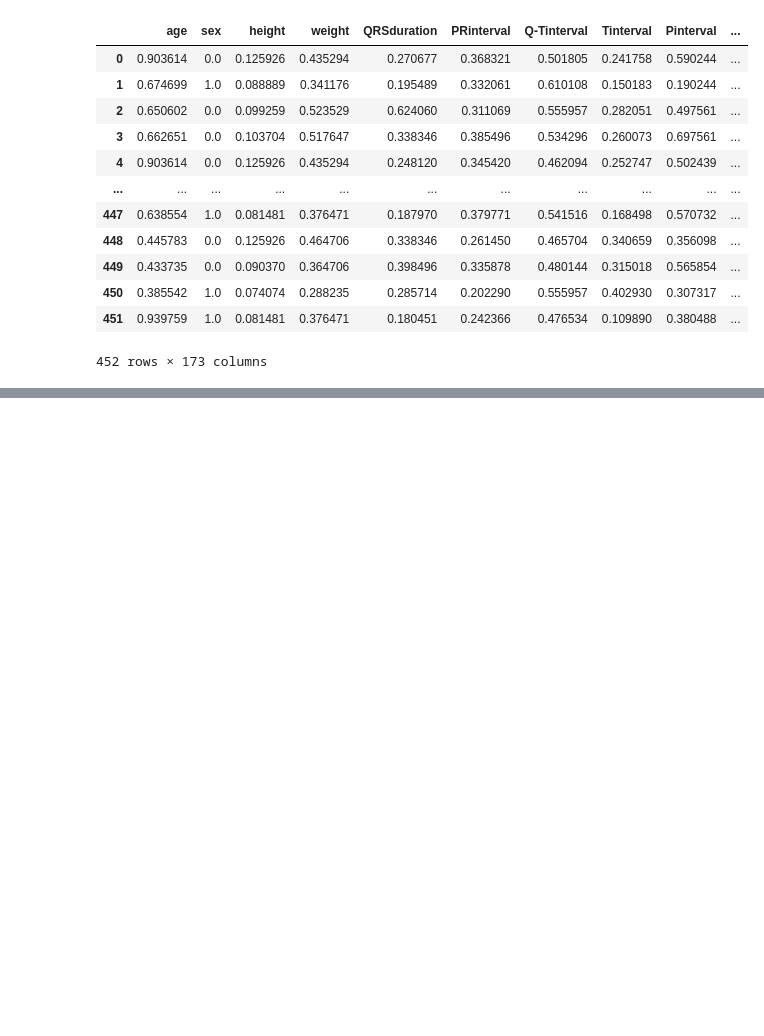
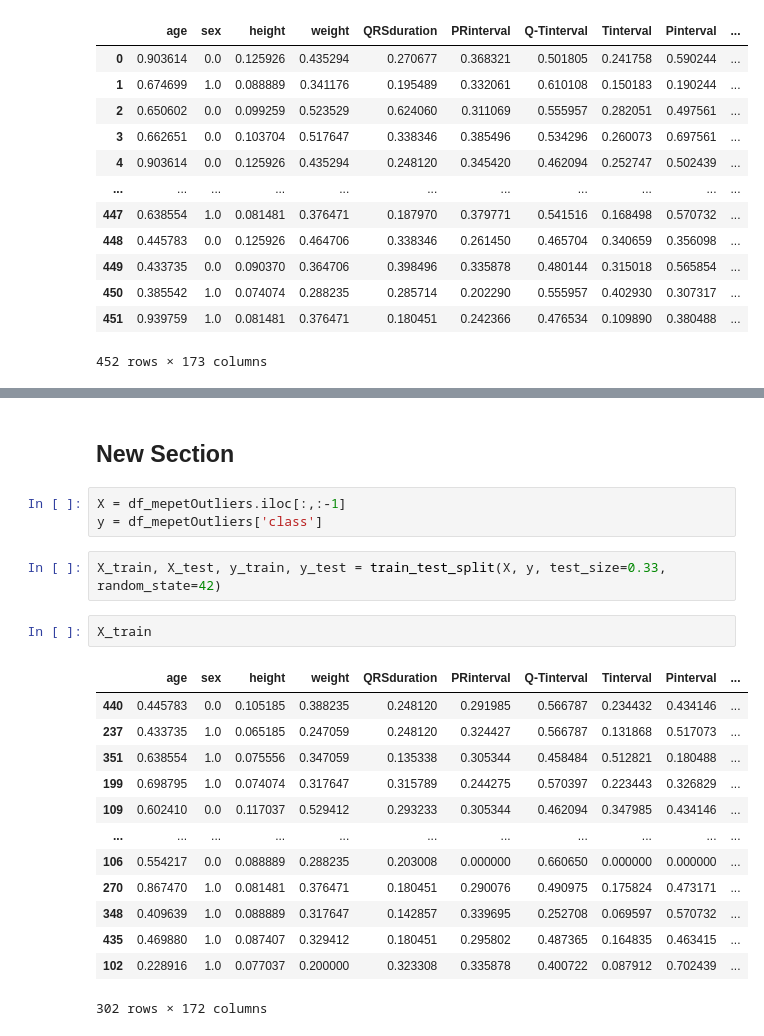
Before and after one commit to khalilullahalfaath/case_based_1_ML, a Jupyter notebook: Case_based_1_ML.ipynb, the cells around one changed output, grey strips where cells are left out. Saved outputs shown, nothing was run; the diff lists cells and outputs as text; blank space fills up the shorter version.

Commit message:
split dataset

```diff
--- a/Case_based_1_ML.ipynb
+++ b/Case_based_1_ML.ipynb
@@ -541,3 +543,26 @@ plt.rcParams["figure.autolayout"] = True
 ax = df_mepetOutliers[df_mepetOutliers.columns].plot(kind='box', title='box plot data setelah memepetkan nilai outliers')
 # %% [output]
 [figure]
+# %% [markdown]
+## New Section
+# %%
+X = df_mepetOutliers.iloc[:,:-1]
+y = df_mepetOutliers['class']
+# %%
+X_train, X_test, y_train, y_test = train_test_split(X, y, test_size=0.33, random_state=42)
+# %%
+X_train
+# %% [output]
+|  | age | sex | height | weight | QRSduration | PRinterval | Q-Tinterval | Tinterval | Pinterval | ... |
+| 440 | 0.445783 | 0.0 | 0.105185 | 0.388235 | 0.248120 | 0.291985 | 0.566787 | 0.234432 | 0.434146 | ... |
+| 237 | 0.433735 | 1.0 | 0.065185 | 0.247059 | 0.248120 | 0.324427 | 0.566787 | 0.131868 | 0.517073 | ... |
+| 351 | 0.638554 | 1.0 | 0.075556 | 0.347059 | 0.135338 | 0.305344 | 0.458484 | 0.512821 | 0.180488 | ... |
+| 199 | 0.698795 | 1.0 | 0.074074 | 0.317647 | 0.315789 | 0.244275 | 0.570397 | 0.223443 | 0.326829 | ... |
+| 109 | 0.602410 | 0.0 | 0.117037 | 0.529412 | 0.293233 | 0.305344 | 0.462094 | 0.347985 | 0.434146 | ... |
+| ... | ... | ... | ... | ... | ... | ... | ... | ... | ... | ... |
+| 106 | 0.554217 | 0.0 | 0.088889 | 0.288235 | 0.203008 | 0.000000 | 0.660650 | 0.000000 | 0.000000 | ... |
+| 270 | 0.867470 | 1.0 | 0.081481 | 0.376471 | 0.180451 | 0.290076 | 0.490975 | 0.175824 | 0.473171 | ... |
+| 348 | 0.409639 | 1.0 | 0.088889 | 0.317647 | 0.142857 | 0.339695 | 0.252708 | 0.069597 | 0.570732 | ... |
+| 435 | 0.469880 | 1.0 | 0.087407 | 0.329412 | 0.180451 | 0.295802 | 0.487365 | 0.164835 | 0.463415 | ... |
+| 102 | 0.228916 | 1.0 | 0.077037 | 0.200000 | 0.323308 | 0.335878 | 0.400722 | 0.087912 | 0.702439 | ... |
+302 rows × 172 columns
```
Also changed, not shown: parts of 4 cells of this notebook.
